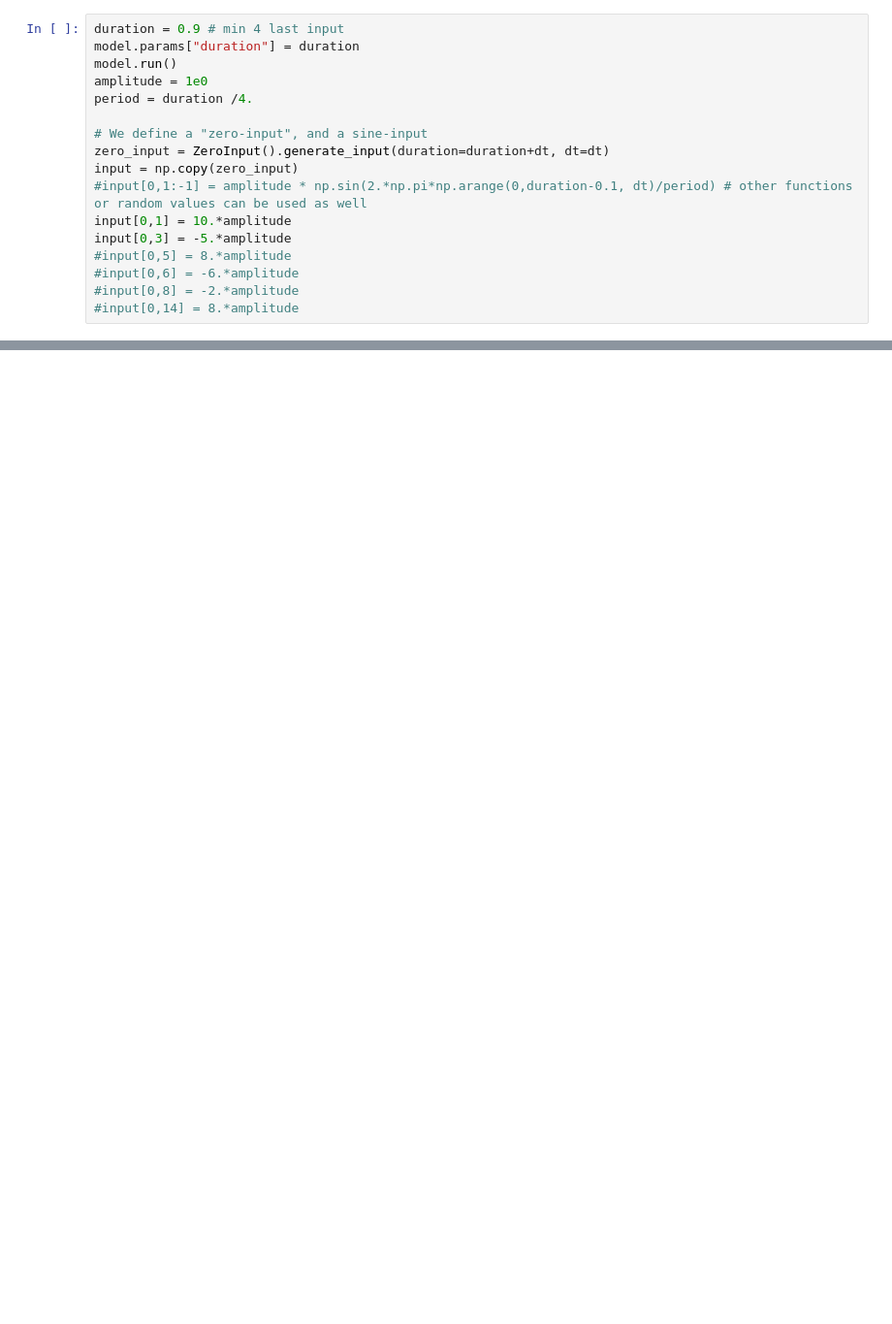
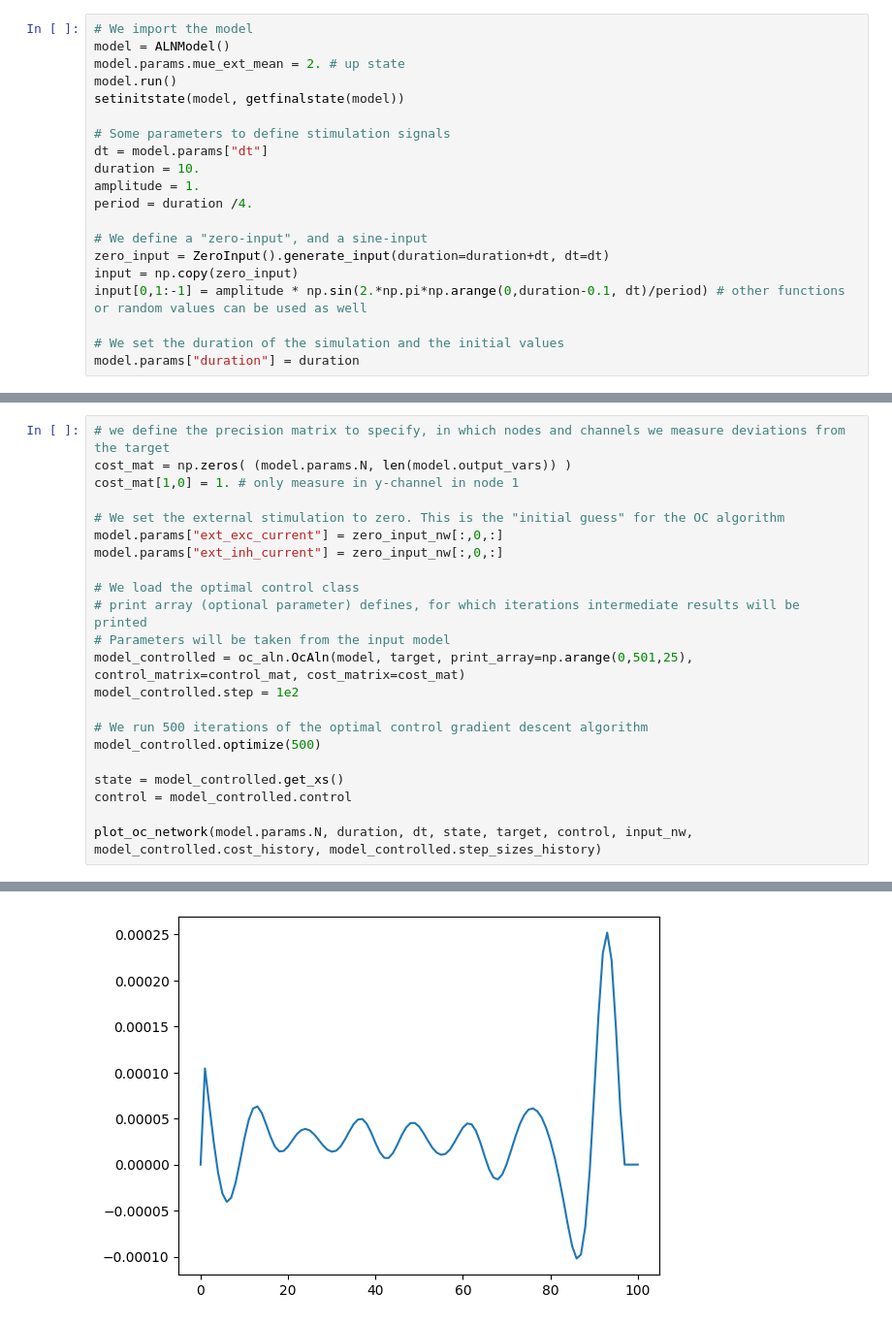
Before and after one commit to neurolib-dev/neurolib, a Jupyter notebook: examples/example-5-optimal-control/example-5.5-oc-aln-model-deterministic.ipynb, the cells around one changed output, grey strips where cells are left out. Shown at 97% size. Saved outputs shown, nothing was run; the diff lists cells and outputs as text; blank space fills up the shorter version.

Commit message:
network implementation

```diff
--- a/examples/example-5-optimal-control/example-5.5-oc-aln-model-deterministic.ipynb
+++ b/examples/example-5-optimal-control/example-5.5-oc-aln-model-deterministic.ipynb
@@ -77,19 +62,22 @@ setinitstate(model, finalstate)
 # %%
-duration = 0.9 # min 4 last input
-model.params["duration"] = duration
+# We import the model
+model = ALNModel()
+model.params.mue_ext_mean = 2. # up state
 model.run()
-amplitude = 1e0
+setinitstate(model, getfinalstate(model))
+
+# Some parameters to define stimulation signals
+dt = model.params["dt"]
+duration = 10.
+amplitude = 1.
 period = duration /4.
 
 # We define a "zero-input", and a sine-input
 zero_input = ZeroInput().generate_input(duration=duration+dt, dt=dt)
 input = np.copy(zero_input)
-#input[0,1:-1] = amplitude * np.sin(2.*np.pi*np.arange(0,duration-0.1, dt)/period) # other functions or random values can be used as well
-input[0,1] = 10.*amplitude
-input[0,3] = -5.*amplitude
-#input[0,5] = 8.*amplitude
-#input[0,6] = -6.*amplitude
-#input[0,8] = -2.*amplitude
-#input[0,14] = 8.*amplitude
+input[0,1:-1] = amplitude * np.sin(2.*np.pi*np.arange(0,duration-0.1, dt)/period) # other functions or random values can be used as well
+
+# We set the duration of the simulation and the initial values
+model.params["duration"] = duration
 # %%
 # We set the stimulus in x and y variables, and run the simulation
@@ -425,0 +188,23 @@ Final cost : 4.9551215486383677e-11
+# %%
+# we define the precision matrix to specify, in which nodes and channels we measure deviations from the target
+cost_mat = np.zeros( (model.params.N, len(model.output_vars)) )
+cost_mat[1,0] = 1. # only measure in y-channel in node 1
+
+# We set the external stimulation to zero. This is the "initial guess" for the OC algorithm
+model.params["ext_exc_current"] = zero_input_nw[:,0,:]
+model.params["ext_inh_current"] = zero_input_nw[:,0,:]
+
+# We load the optimal control class
+# print array (optional parameter) defines, for which iterations intermediate results will be printed
+# Parameters will be taken from the input model
+model_controlled = oc_aln.OcAln(model, target, print_array=np.arange(0,501,25), control_matrix=control_mat, cost_matrix=cost_mat)
+model_controlled.step = 1e2
+
+# We run 500 iterations of the optimal control gradient descent algorithm
+model_controlled.optimize(500)
+
+state = model_controlled.get_xs()
+control = model_controlled.control
+
+plot_oc_network(model.params.N, duration, dt, state, target, control, input_nw, model_controlled.cost_history, model_controlled.step_sizes_history)
+# %% [output]
@@ -425,0 +228 @@ Final cost : 4.9551215486383677e-11
+[figure, added]
```
Also changed, not shown: parts of 20 cells of this notebook, 6 other files.
